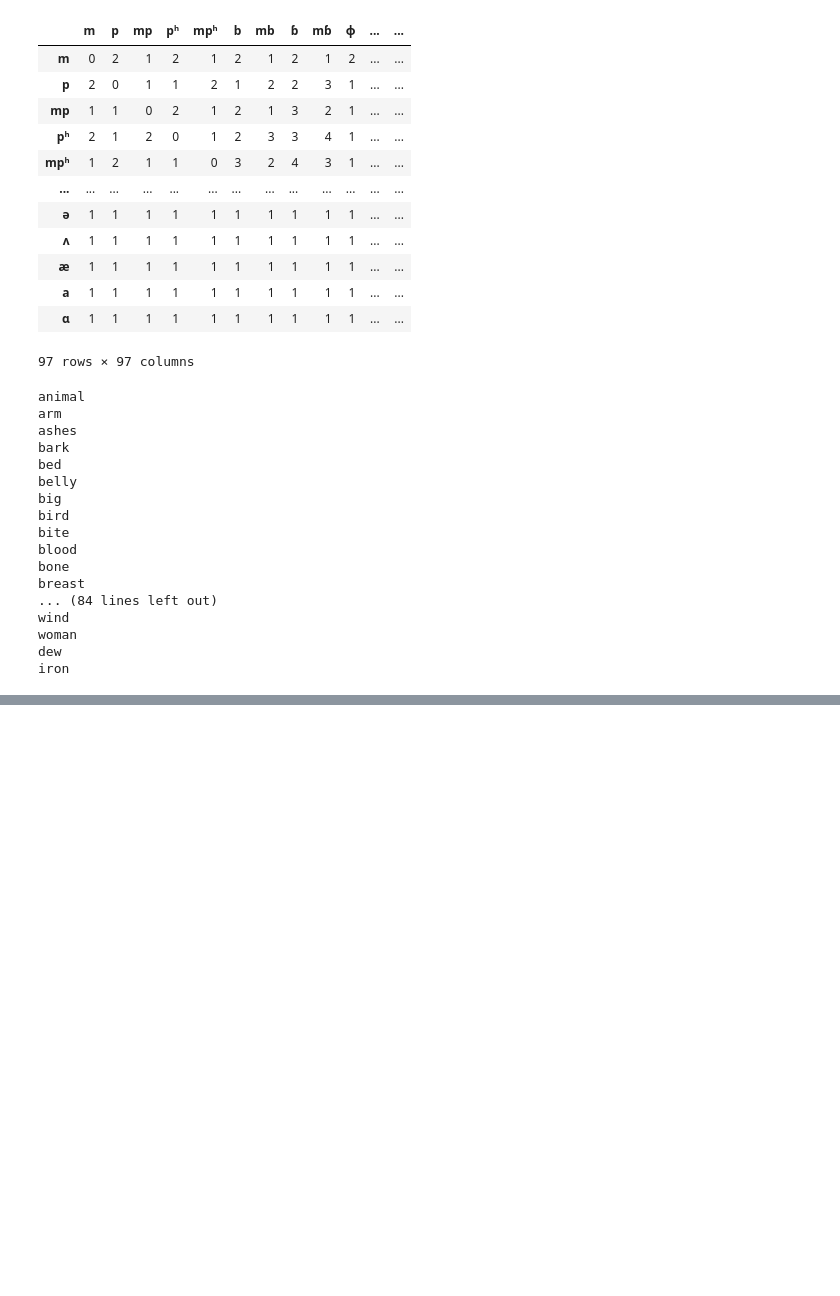
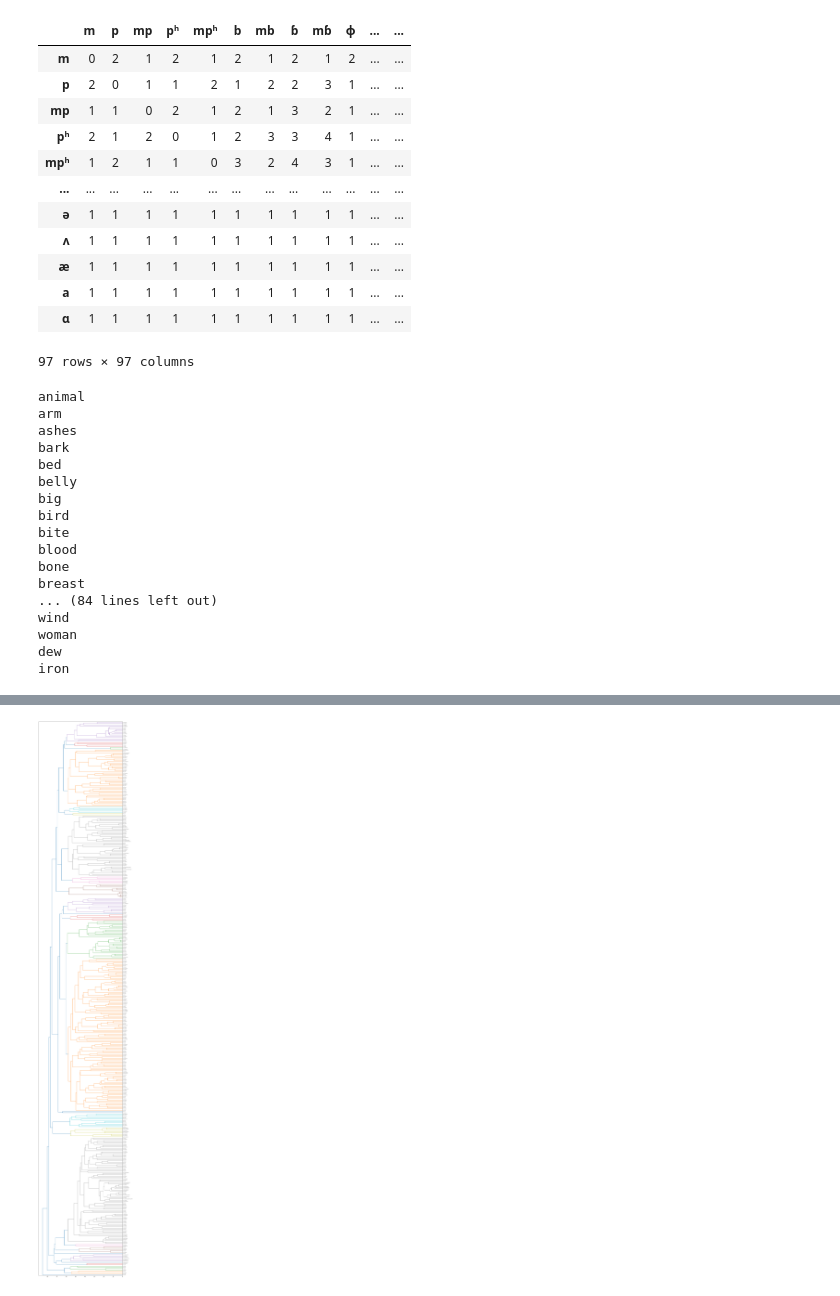
Before and after one commit to KaiSchenck/LING281Project, a Jupyter notebook: LING281-Bantu-Phylogeny.ipynb, the cells around one changed output, grey strips where cells are left out. Drawn from its saved outputs; the diff is of its cells as text; code cells hidden in the pictures; blank space fills up the shorter version.

Commit message:
New methods

```diff
--- a/LING281-Bantu-Phylogeny.ipynb
+++ b/LING281-Bantu-Phylogeny.ipynb
@@ -13,7 +13,11 @@ cognate = pd.read_csv("Grollemund_Data_Cognate.csv", index_col=0)
 phonetic = pd.read_csv("Grollemund_Data_Phoneme.csv", index_col=0)
 features = pd.read_csv("Chomsky_Halle_Features.csv", index_col=0)
 
+clade_file = open('Clades.txt', 'r').readlines()
+clades = {i.split(',')[0] : [j.strip() for j in i.split(',')[1:]] for i in clade_file}
+
 indel = "indel"
 
-phonetic
+for l in clades.values():
+    print(l)
 # %% [output]
@@ -193,8 +200,8 @@ cognatedist = CognateDistance()
 
 #len(stringdist.distance_matrix('ashes', all_phonemes))
 
-#test = stringdist.full_distance_matrix(all_phonemes)
-test2 = cognatedist.full_distance_matrix(all_phonemes)
+test = stringdist.full_distance_matrix(all_phonemes)
+#test2 = cognatedist.full_distance_matrix(all_phonemes)
 
 #test = cognatedist.distance_matrix('ashes')
 #stringdist.distance_matrix('ashes', all_phonemes)
@@ -227,12 +229,80 @@ array([21., 22., 49., ..., 15., 54., 54.])
 # %%
 import numpy as np
-#import matplotlib.pyplot as plt
+import matplotlib.pyplot as plt
 import plotly.figure_factory as ff
-from scipy.cluster.hierarchy import linkage
+from scipy.cluster.hierarchy import linkage, dendrogram, to_tree
 
-clust = linkage(np.nan_to_num(test), metric='canberra')
+clust = linkage(np.nan_to_num(test2), method='average')
 
-fig = ff.create_dendrogram(clust, orientation='right', labels=[i for i in cognate.index][1:])
-fig.update_layout(width=800, height=4500)
-fig.show()
+ratio = 0.8
+
+ax = plt.subplots(figsize=(15, 100))
+ax = dendrogram(clust, orientation='left', labels=[i for i in cognate.index])
+plt.show()
+
+tree = to_tree(clust)
+
+def print_tree(node):
+    #if(not node.right and not node.left):
+        #print(cognate.index[node.id])
+    #else:
+    if(node.id < len(cognate.index)):
+        print(cognate.index[node.id])
+    else:
+        print(node.id)
+    if(node.right):
+        print_tree(node.right)
+    if(node.left):
+        print_tree(node.left)
+
+def all_terminals(node):
+    terminals = []
+    all_terminals_recurs(node, terminals)
+    return terminals
+
+def all_terminals_recurs(node, terminals):
+    if not node:
+        return None
+
+    all_terminals_recurs(node.right, terminals)
+    if(node.id < len(cognate.index)):
+        terminals.append(cognate.index[node.id])
+    all_terminals_recurs(node.left, terminals)
+    return None
+
+def search_for_clade(tree, name, clade):
+    _max = []
+    search_clade_recurs(tree, name, clade, _max)
+    node = max(_max, key=lambda x:x[1])[0] # gets the node with the max depth
+    return all_terminals(node)
+
+def search_clade_recurs(node, name, clade, _list, depth=0):
+    if not node:
+        return None
+
+    if(sum(i in all_terminals(node) for i in clade) >= len(clade) * ((len(clade) - 1) / len(clade))):
+        _list.append((node, depth))
+        if set(all_terminals(node)) != set(clades[name]):
+            search_clade_recurs(node.right, name, clade, _list, depth + 1)
+            search_clade_recurs(node.left, name, clade, _list, depth + 1)
+
+    return None
+
+def score_tree(tree, print_clades=False):
+    score = 0
+    total = 0
+    for clade in clades:
+        total += len(clades[clade])
+        test = search_for_clade(tree, clade, clades[clade])
+        missing_langs = [l for l in clades[clade] if l not in test]
+        spurious_langs = [l for l in test if l not in clades[clade]]
+        #print(missing_langs, spurious_langs)
+        clade_score = max(0, 1 - (min(1, (len(spurious_langs) / len(clades[clade]))) + len(missing_langs) / len(clades[clade])))
+        score += clade_score * len(clades[clade])
+        if(print_clades):
+            print(clade + ": " + str(round(clade_score, 2)))
+
+    print("Tree score: " + str(round(score / total, 2)))
+
+score_tree(tree)
 # %% [output]
@@ -239,0 +309 @@ fig.show()
+[figure, added]
```
Also changed, not shown: parts of 4 cells of this notebook, 3 other files.
